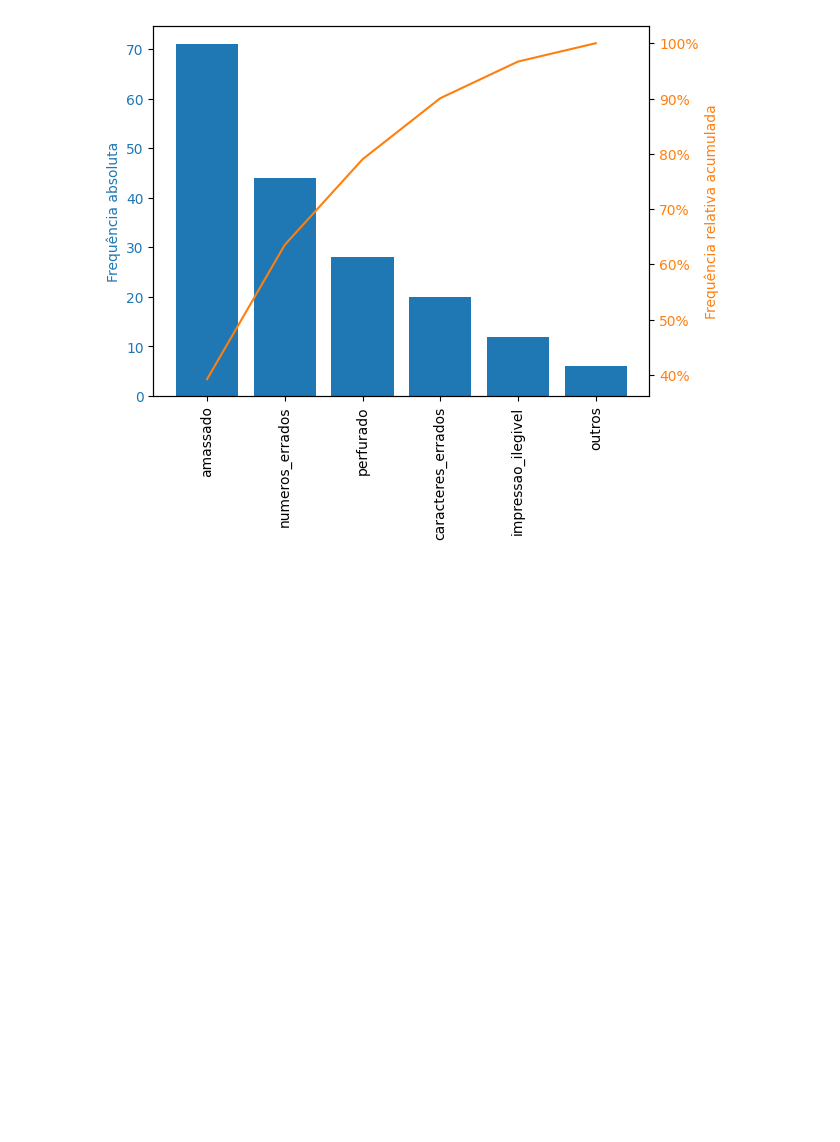
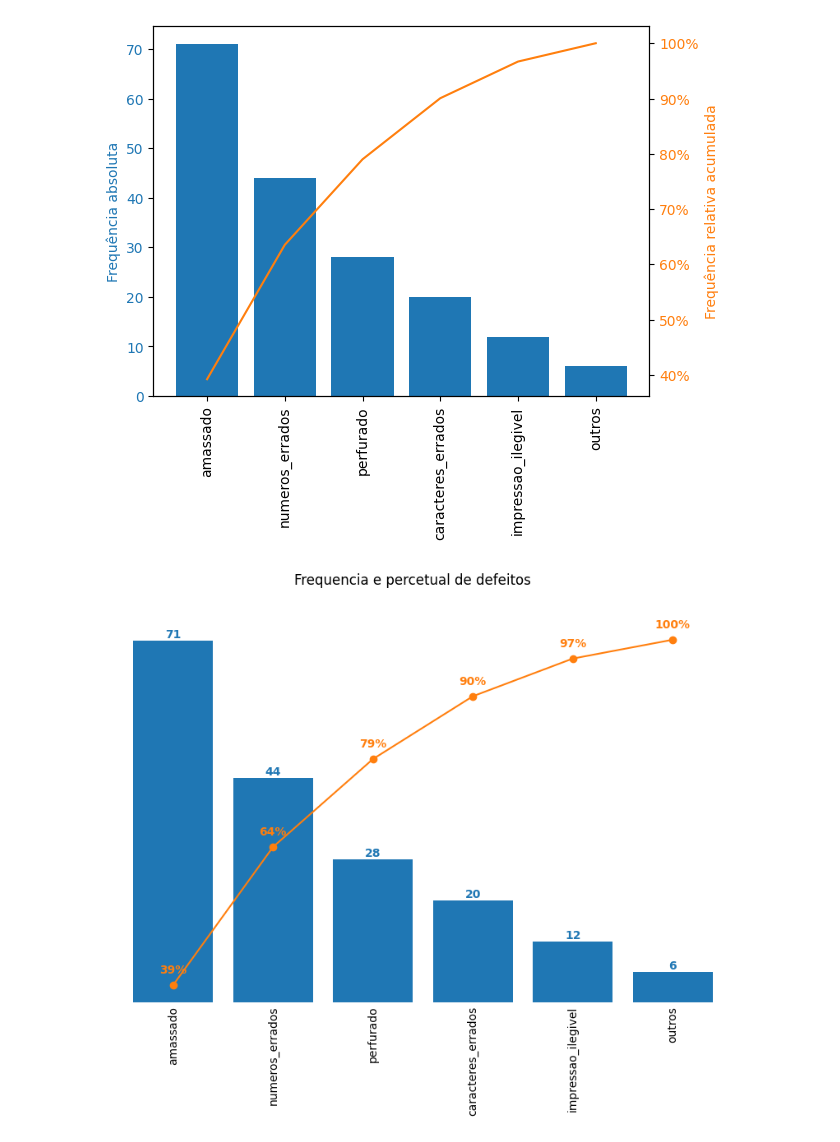
Before and after one commit to PauloViniciusR/Estatistica_dados, a Jupyter notebook: Estatistica_Descritiva/03_estatistica_univariada_frequencias_pareto.ipynb, the cells around one changed output. Cells and saved outputs as stored; diff of their text form; code cells hidden in the pictures; blank space fills up the shorter version.

```diff
--- a/Estatistica_Descritiva/03_estatistica_univariada_frequencias_pareto.ipynb
+++ b/Estatistica_Descritiva/03_estatistica_univariada_frequencias_pareto.ipynb
@@ -113,3 +113,37 @@ ax2.yaxis.set_major_formatter(mtick.PercentFormatter(1))
 plt.show()
 # %% [output]
 [figure]
+# %%
+import matplotlib.pyplot as plt
+import matplotlib.ticker as mtick
+
+fig, ax = plt.subplots(figsize=(10, 6))
+
+ax2 = ax.twinx()
+
+ax.bar(df_pareto.index, df_pareto["frequencia"], color="C0")
+ax2.plot(df_pareto.index, df_pareto["frequencia_relativa_acumulada"], color="C1", marker="o")
+
+ax.bar_label(ax.containers[0], color="C0", fontweight="bold")
+
+for i, percentual in enumerate(df_pareto["frequencia_relativa_acumulada"]):
+    ax2.annotate(f"{percentual:.0%}", (i, percentual), xytext=(0, 10), textcoords="offset points",
+                 ha="center", color="C1", fontweight="bold")
+
+ax.tick_params(axis="y", left=False, labelleft=False)
+ax.tick_params(axis="x", rotation=90, size=0)
+
+
+ax2.tick_params(axis="y", right=False, labelright=False)
+ax2.yaxis.set_major_formatter(mtick.PercentFormatter(1))
+
+for spine in ax.spines.values():
+    spine.set_visible(False)
+for spine in ax2.spines.values():
+    spine.set_visible(False)
+
+fig.suptitle("Frequencia e percetual de defeitos")
+
+plt.show()
+# %% [output]
+[figure, added]
```
